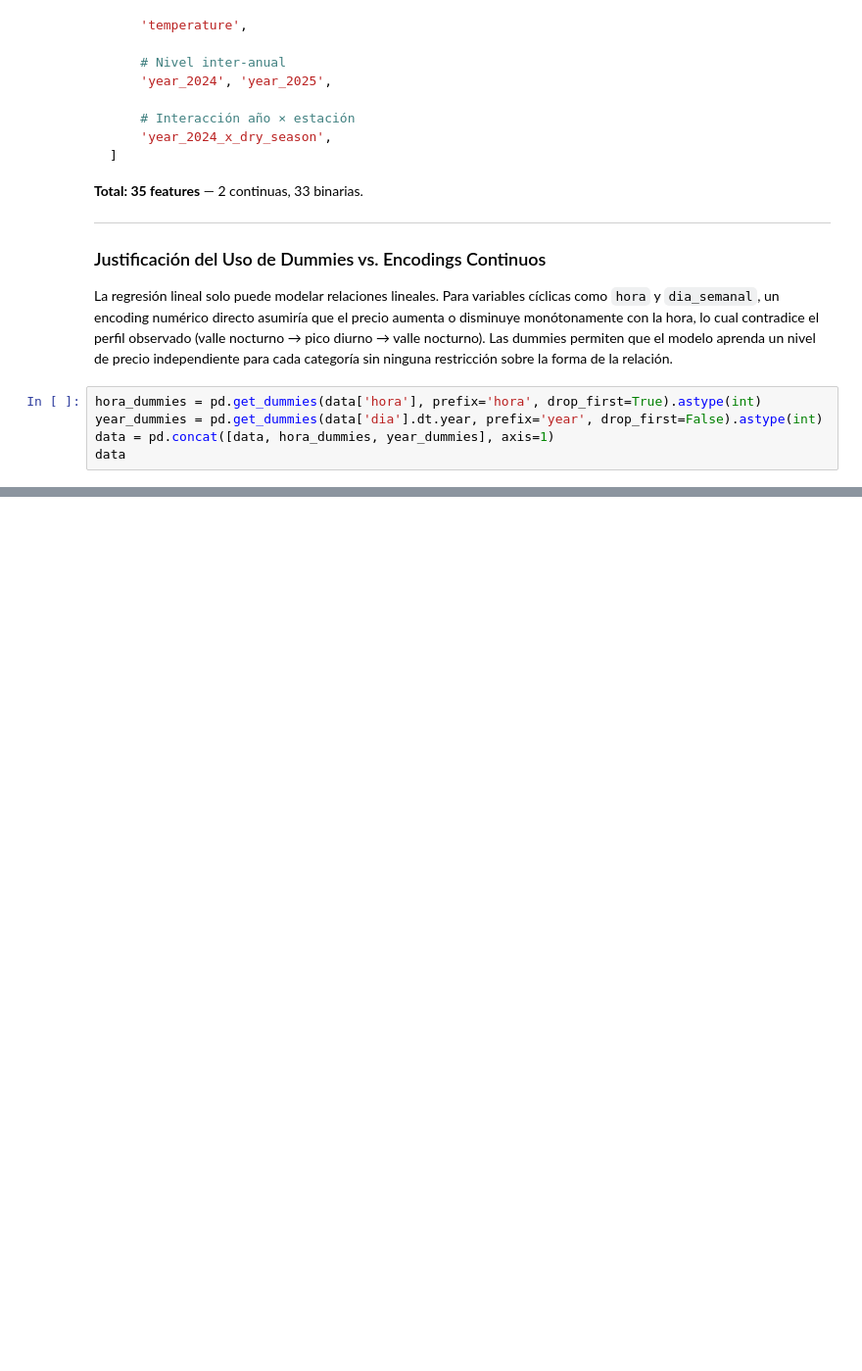
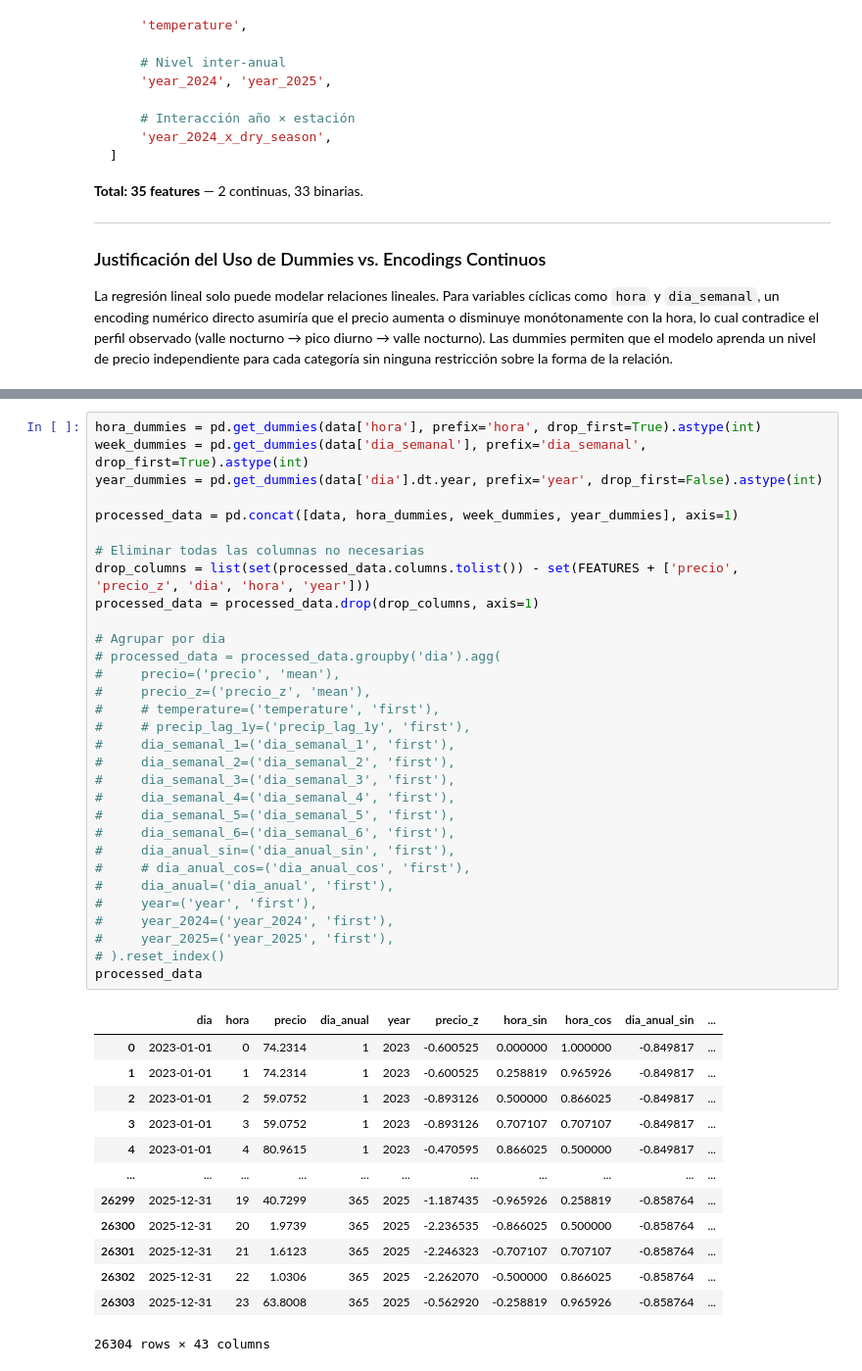
Before and after one commit to MJWunderlich/papd-semester-2-statistical-learning-project-1, a Jupyter notebook: eda.ipynb, the cells around one changed output, grey strips where cells are left out. Shown at 98% size. Drawn from its saved outputs; the diff is of its cells as text; blank space fills up the shorter version.

```diff
--- a/eda_annotated.ipynb
+++ b/eda.ipynb
@@ -862,8 +902,3 @@ FEATURES = [
 ### Justificación del Uso de Dummies vs. Encodings Continuos
 
 La regresión lineal solo puede modelar relaciones lineales. Para variables cíclicas como `hora` y `dia_semanal`, un encoding numérico directo asumiría que el precio aumenta o disminuye monótonamente con la hora, lo cual contradice el perfil observado (valle nocturno → pico diurno → valle nocturno). Las dummies permiten que el modelo aprenda un nivel de precio independiente para cada categoría sin ninguna restricción sobre la forma de la relación.
-# %%
-hora_dummies = pd.get_dummies(data['hora'], prefix='hora', drop_first=True).astype(int)
-year_dummies = pd.get_dummies(data['dia'].dt.year, prefix='year', drop_first=False).astype(int)
-data = pd.concat([data, hora_dummies, year_dummies], axis=1)
-data
@@ -883,0 +970,45 @@ data
+# %%
+hora_dummies = pd.get_dummies(data['hora'], prefix='hora', drop_first=True).astype(int)
+week_dummies = pd.get_dummies(data['dia_semanal'], prefix='dia_semanal', drop_first=True).astype(int)
+year_dummies = pd.get_dummies(data['dia'].dt.year, prefix='year', drop_first=False).astype(int)
+
+processed_data = pd.concat([data, hora_dummies, week_dummies, year_dummies], axis=1)
+
+# Eliminar todas las columnas no necesarias
+drop_columns = list(set(processed_data.columns.tolist()) - set(FEATURES + ['precio', 'precio_z', 'dia', 'hora', 'year']))
+processed_data = processed_data.drop(drop_columns, axis=1)
+
+# Agrupar por dia
+# processed_data = processed_data.groupby('dia').agg(
+#     precio=('precio', 'mean'),
+#     precio_z=('precio_z', 'mean'),
+#     # temperature=('temperature', 'first'),
+#     # precip_lag_1y=('precip_lag_1y', 'first'),
+#     dia_semanal_1=('dia_semanal_1', 'first'),
+#     dia_semanal_2=('dia_semanal_2', 'first'),
+#     dia_semanal_3=('dia_semanal_3', 'first'),
+#     dia_semanal_4=('dia_semanal_4', 'first'),
+#     dia_semanal_5=('dia_semanal_5', 'first'),
+#     dia_semanal_6=('dia_semanal_6', 'first'),
+#     dia_anual_sin=('dia_anual_sin', 'first'),
+#     # dia_anual_cos=('dia_anual_cos', 'first'),
+#     dia_anual=('dia_anual', 'first'),
+#     year=('year', 'first'),
+#     year_2024=('year_2024', 'first'),
+#     year_2025=('year_2025', 'first'),
+# ).reset_index()
+processed_data
+# %% [output]
+|  | dia | hora | precio | dia_anual | year | precio_z | hora_sin | hora_cos | dia_anual_sin | ... |
+| 0 | 2023-01-01 | 0 | 74.2314 | 1 | 2023 | -0.600525 | 0.000000 | 1.000000 | -0.849817 | ... |
+| 1 | 2023-01-01 | 1 | 74.2314 | 1 | 2023 | -0.600525 | 0.258819 | 0.965926 | -0.849817 | ... |
+| 2 | 2023-01-01 | 2 | 59.0752 | 1 | 2023 | -0.893126 | 0.500000 | 0.866025 | -0.849817 | ... |
+| 3 | 2023-01-01 | 3 | 59.0752 | 1 | 2023 | -0.893126 | 0.707107 | 0.707107 | -0.849817 | ... |
+| 4 | 2023-01-01 | 4 | 80.9615 | 1 | 2023 | -0.470595 | 0.866025 | 0.500000 | -0.849817 | ... |
+| ... | ... | ... | ... | ... | ... | ... | ... | ... | ... | ... |
+| 26299 | 2025-12-31 | 19 | 40.7299 | 365 | 2025 | -1.187435 | -0.965926 | 0.258819 | -0.858764 | ... |
+| 26300 | 2025-12-31 | 20 | 1.9739 | 365 | 2025 | -2.236535 | -0.866025 | 0.500000 | -0.858764 | ... |
+| 26301 | 2025-12-31 | 21 | 1.6123 | 365 | 2025 | -2.246323 | -0.707107 | 0.707107 | -0.858764 | ... |
+| 26302 | 2025-12-31 | 22 | 1.0306 | 365 | 2025 | -2.262070 | -0.500000 | 0.866025 | -0.858764 | ... |
+| 26303 | 2025-12-31 | 23 | 63.8008 | 365 | 2025 | -0.562920 | -0.258819 | 0.965926 | -0.858764 | ... |
+26304 rows × 43 columns
```
Also changed, not shown: parts of 13 cells of this notebook, 7 other files.
